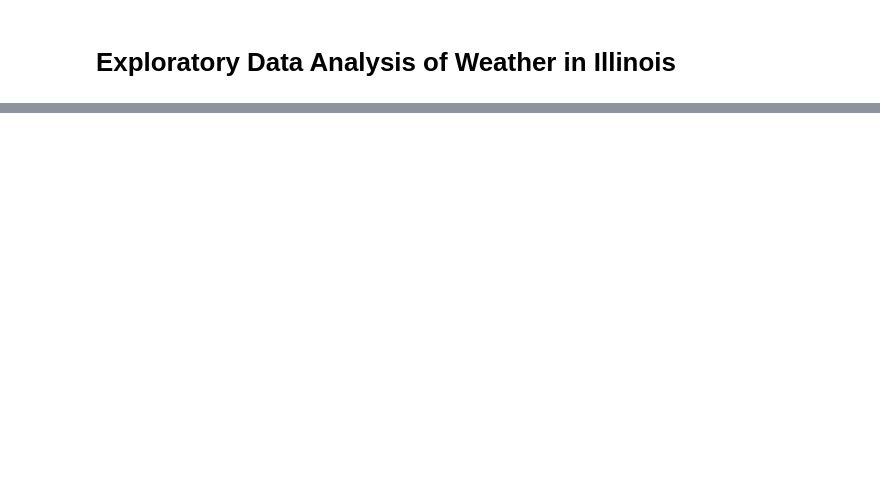
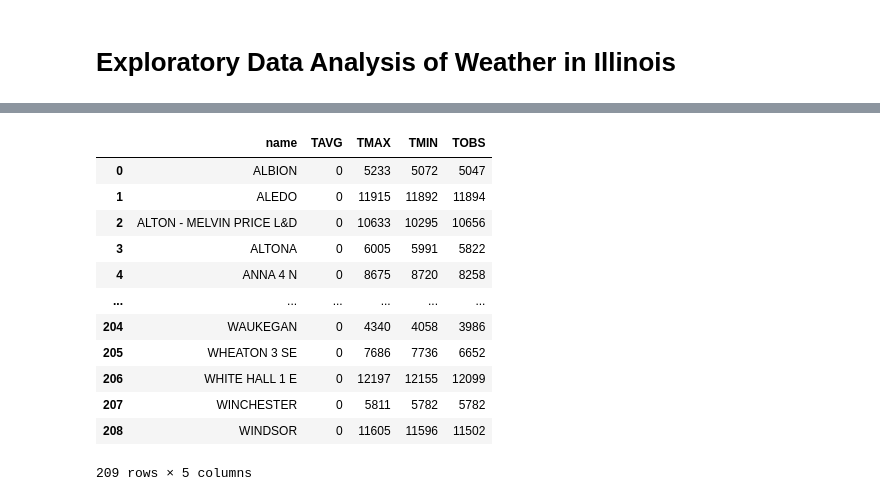
Before and after one commit to hfactor13/IllinoisWeather, a Jupyter notebook: weather_analysis.ipynb, the cells around one changed output, grey strips where cells are left out. Drawn from its saved outputs; the diff is of its cells as text; code cells hidden in the pictures; blank space fills up the shorter version.

```diff
--- a/weather_analysis.ipynb
+++ b/weather_analysis.ipynb
@@ -53,0 +108,17 @@ temp_data.plot(kind = "line", x = "date", y = "TAVG_degF")
+# %%
+num_obs_per_station = transformed_temp_data.filter(regex = "name|T+", axis = 1).groupby("name", as_index = False).count()
+num_obs_per_station
+# %% [output]
+|  | name | TAVG | TMAX | TMIN | TOBS |
+| 0 | ALBION | 0 | 5233 | 5072 | 5047 |
+| 1 | ALEDO | 0 | 11915 | 11892 | 11894 |
+| 2 | ALTON - MELVIN PRICE L&D | 0 | 10633 | 10295 | 10656 |
+| 3 | ALTONA | 0 | 6005 | 5991 | 5822 |
+| 4 | ANNA 4 N | 0 | 8675 | 8720 | 8258 |
+| ... | ... | ... | ... | ... | ... |
+| 204 | WAUKEGAN | 0 | 4340 | 4058 | 3986 |
+| 205 | WHEATON 3 SE | 0 | 7686 | 7736 | 6652 |
+| 206 | WHITE HALL 1 E | 0 | 12197 | 12155 | 12099 |
+| 207 | WINCHESTER | 0 | 5811 | 5782 | 5782 |
+| 208 | WINDSOR | 0 | 11605 | 11596 | 11502 |
+209 rows × 5 columns
```
Also changed, not shown: parts of 19 cells of this notebook.
